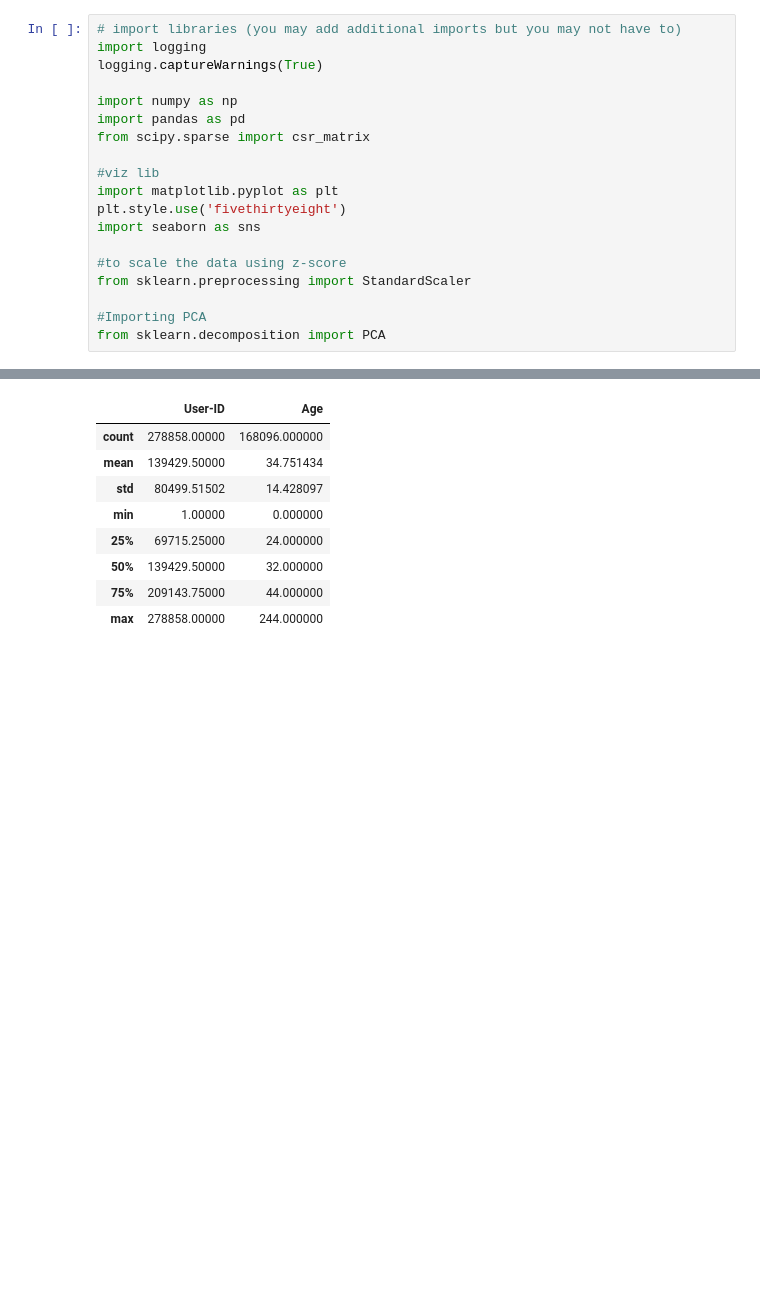
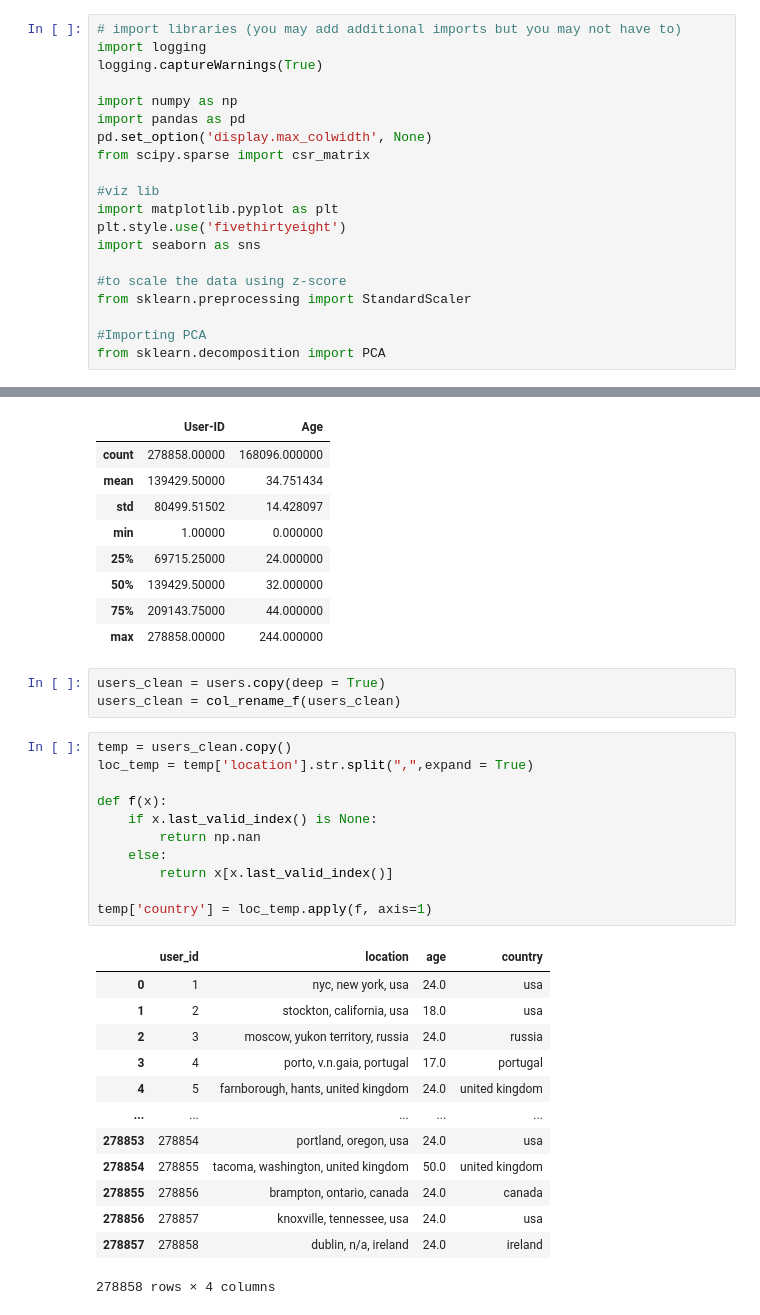
Before and after one commit to amrirasyidi/book_recommendation, a Jupyter notebook: fcc_book_recc_EDA.ipynb, the cells around one changed output, grey strips where cells are left out. Drawn from its saved outputs; the diff is of its cells as text; blank space fills up the shorter version.

```diff
--- a/fcc_book_recc_EDA.ipynb
+++ b/fcc_book_recc_EDA.ipynb
@@ -68,6 +68,7 @@ logging.captureWarnings(True)
 
 import numpy as np
 import pandas as pd
+pd.set_option('display.max_colwidth', None)
 from scipy.sparse import csr_matrix
 
 #viz lib
@@ -143,3 +244,31 @@ users.describe()
 | 50% | 139429.50000 | 32.000000 |
 | 75% | 209143.75000 | 44.000000 |
 | max | 278858.00000 | 244.000000 |
+# %%
+users_clean = users.copy(deep = True)
+users_clean = col_rename_f(users_clean)
+# %%
+temp = users_clean.copy()
+loc_temp = temp['location'].str.split(",",expand = True)
+
+def f(x):
+    if x.last_valid_index() is None:
+        return np.nan
+    else:
+        return x[x.last_valid_index()]
+
+temp['country'] = loc_temp.apply(f, axis=1)
+# %% [output]
+|  | user_id | location | age | country |
+| 0 | 1 | nyc, new york, usa | 24.0 | usa |
+| 1 | 2 | stockton, california, usa | 18.0 | usa |
+| 2 | 3 | moscow, yukon territory, russia | 24.0 | russia |
+| 3 | 4 | porto, v.n.gaia, portugal | 17.0 | portugal |
+| 4 | 5 | farnborough, hants, united kingdom | 24.0 | united kingdom |
+| ... | ... | ... | ... | ... |
+| 278853 | 278854 | portland, oregon, usa | 24.0 | usa |
+| 278854 | 278855 | tacoma, washington, united kingdom | 50.0 | united kingdom |
+| 278855 | 278856 | brampton, ontario, canada | 24.0 | canada |
+| 278856 | 278857 | knoxville, tennessee, usa | 24.0 | usa |
+| 278857 | 278858 | dublin, n/a, ireland | 24.0 | ireland |
+278858 rows × 4 columns
```
Also changed, not shown: parts of 18 cells of this notebook.
